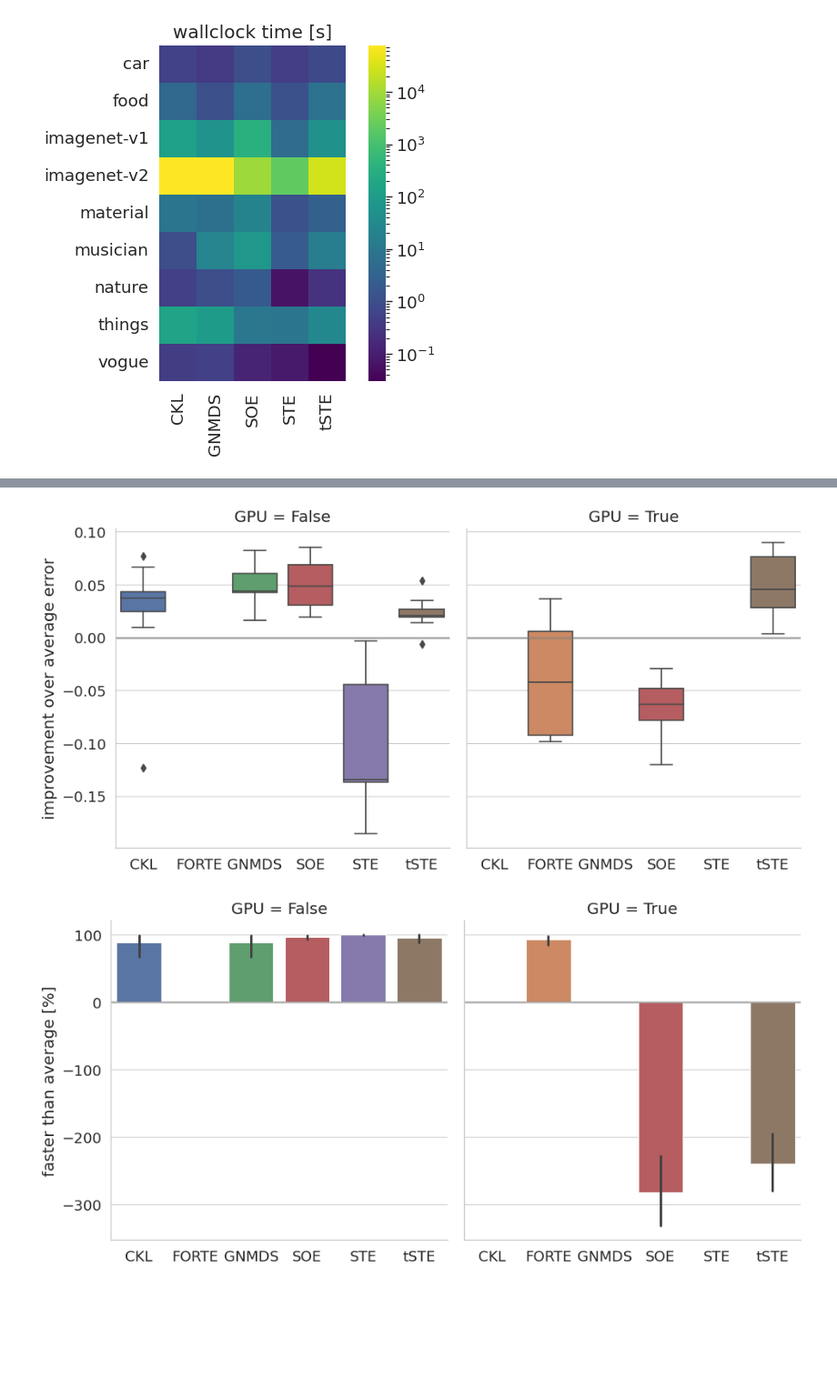
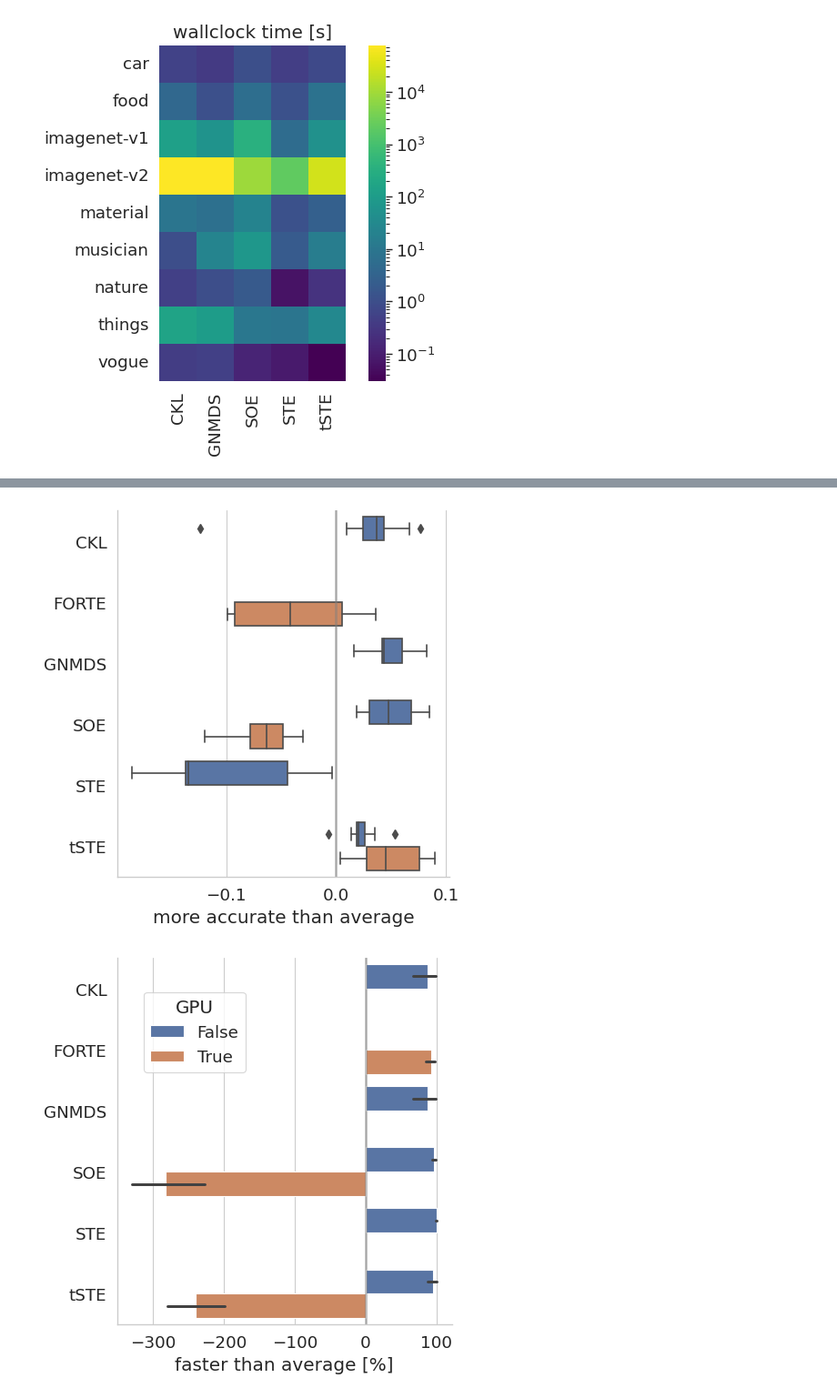
Before and after one commit to cblearn/cblearn-benchmark, a Jupyter notebook: scripts/plot_results.ipynb, the cells around one changed output, grey strips where cells are left out. Shown: that part at 91% size. Drawn from its saved outputs; the diff is of its cells as text; code cells hidden in the pictures; blank space fills up the shorter version.

Commit message:
Update plots

```diff
--- a/scripts/plot_results.ipynb
+++ b/scripts/plot_results.ipynb
@@ -171,16 +190,19 @@ fg.savefig(plot_dir / f'deltatime-per-algorithm_cblearn-gpu.png')
 # %%
 df = results.query('library == "cblearn"').copy(deep=True)
-fg = plot_error_improvement(df, col='is_gpu')
+fg = plot_error_improvement(df, hue='is_gpu', orient='h', legend=False)
 fg.set_titles('GPU = {col_name}')
 fg.savefig(plot_dir / f'deltaerror-per-algorithm_cblearn-all.pdf')
 fg.savefig(plot_dir / f'deltaerror-per-algorithm_cblearn-all.png')
 
-fg = plot_time_improvement(df, col='is_gpu')
+fg = plot_time_improvement(df, hue='is_gpu')
 fg.set_titles('GPU = {col_name}')
+fg.legend.set_title('GPU')
+
+sns.move_legend(fg, 'upper left', frameon=True, bbox_to_anchor=(0.2, 0.9))
 fg.savefig(plot_dir / f'deltatime-per-algorithm_cblearn-all.pdf')
 fg.savefig(plot_dir / f'deltatime-per-algorithm_cblearn-all.png')
 # %% [output]
-[figure, old version]
+[figure, new version]
-[figure, old version]
+[figure, new version]
 # %%
 df = results[results.algorithm.isin(['SOE', 'STE', 'tSTE', 'CKL']) & ~results.is_gpu].copy(deep=True)
```
Also changed, not shown: parts of 7 cells of this notebook, 28 other files.
